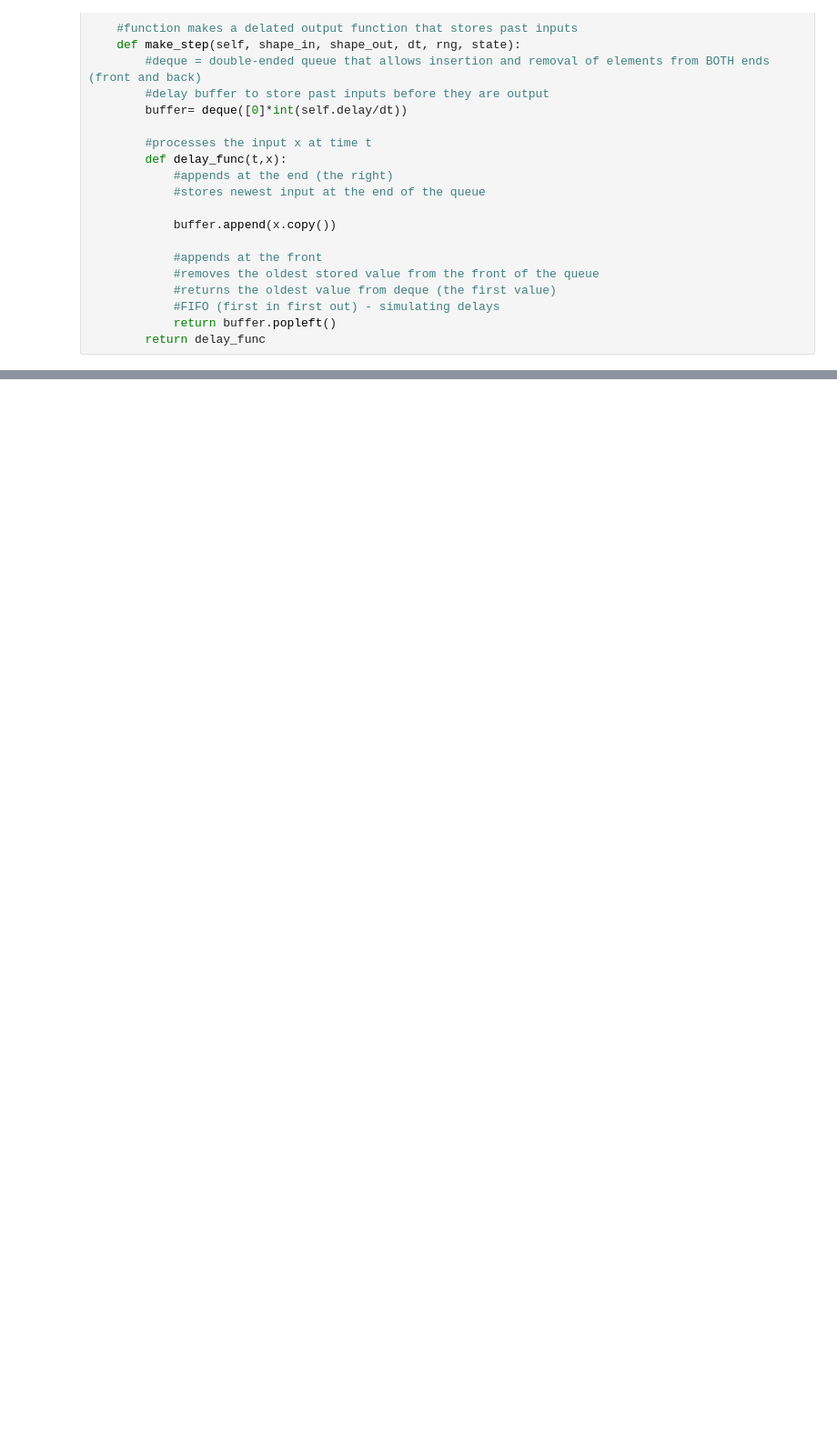
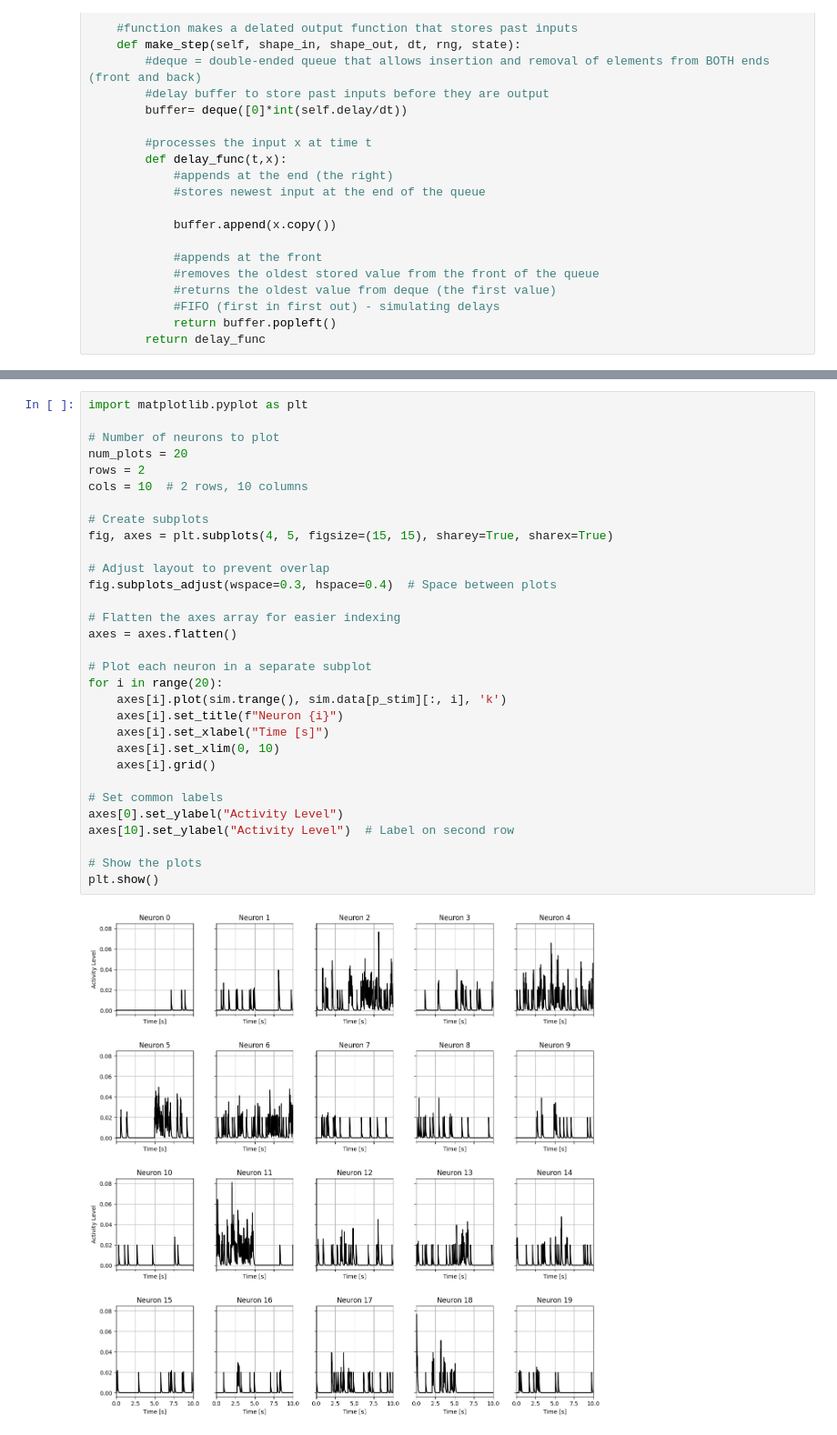
Before and after one commit to WAT-ai/BCI-Signal-Decoding, a Jupyter notebook: src/LMU - Basis/LMU_AA.ipynb, the cells around one changed output, grey strips where cells are left out. Shown at 91% size. Drawn from its saved outputs; the diff is of its cells as text; blank space fills up the shorter version.

```diff
--- a/src/LMU - Basis/LMU_AA.ipynb
+++ b/src/LMU - Basis/LMU_AA.ipynb
@@ -122,0 +153,33 @@ pl.grid()
+# %%
+import matplotlib.pyplot as plt
+
+# Number of neurons to plot
+num_plots = 20
+rows = 2
+cols = 10  # 2 rows, 10 columns
+
+# Create subplots
+fig, axes = plt.subplots(4, 5, figsize=(15, 15), sharey=True, sharex=True)
+
+# Adjust layout to prevent overlap
+fig.subplots_adjust(wspace=0.3, hspace=0.4)  # Space between plots
+
+# Flatten the axes array for easier indexing
+axes = axes.flatten()
+
+# Plot each neuron in a separate subplot
+for i in range(20):
+    axes[i].plot(sim.trange(), sim.data[p_stim][:, i], 'k')
+    axes[i].set_title(f"Neuron {i}")
+    axes[i].set_xlabel("Time [s]")
+    axes[i].set_xlim(0, 10)
+    axes[i].grid()
+
+# Set common labels
+axes[0].set_ylabel("Activity Level")
+axes[10].set_ylabel("Activity Level")  # Label on second row
+
+# Show the plots
+plt.show()
+# %% [output]
+[figure, added]
```
Also changed, not shown: parts of 6 cells of this notebook.
